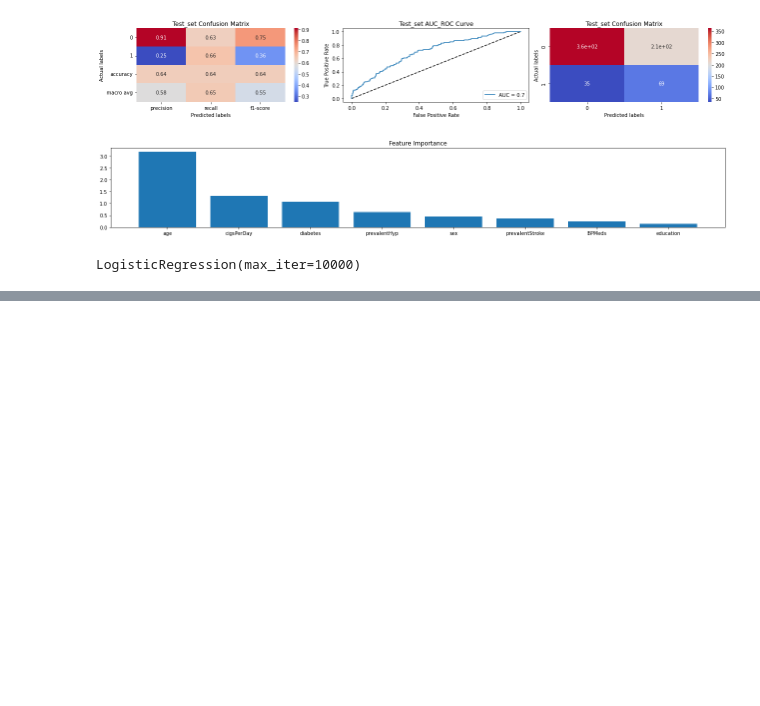
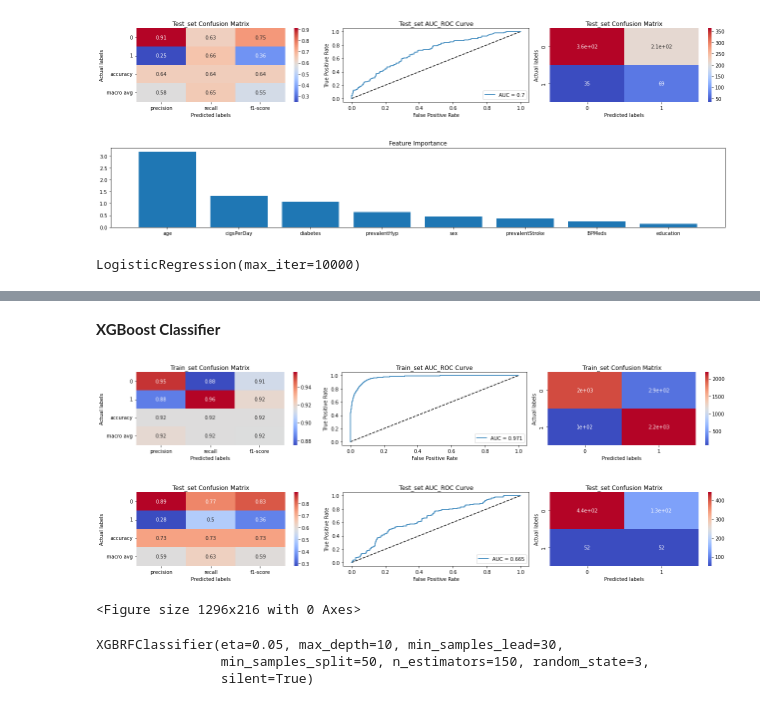
Before and after one commit to prajwalDU/Bike-sharing-demand-prdiction-prajwal, a Jupyter notebook: Cardiovascular_classification.ipynb, the cells around one changed output, grey strips where cells are left out. Saved outputs shown, nothing was run; the diff lists cells and outputs as text; code cells hidden in the pictures; blank space fills up the shorter version.

```diff
--- a/Cardiovascular_classification.ipynb
+++ b/Cardiovascular_classification.ipynb
@@ -476,0 +541,26 @@ LogisticRegression(max_iter=10000)
+# %% [markdown]
+**XGBoost Classifier**
+# %%
+# Classifier
+clf = XGBRFClassifier(silent=True, random_state=3)
+
+# Hyparparameter grid
+grid = {'n_estimators' : [150],
+        'max_depth' : [8,10],
+        'min_samples_split' : [50,100],
+        'min_samples_lead' : [30,50],
+        'eta' : [0.05,0.08,0.1]}
+
+# GridSearchCV to find best parameters
+xgb = GridSearchCV(clf, param_grid=grid, scoring=scoring, cv=5)
+xgb.fit(X_smote,y_smote)
+
+# Analysing the model with best set of parameters
+analysis_model(xgb.best_estimator_, X_smote, X_test, y_smote, y_test)
+# %% [output]
+[figure, added]
+[figure, added]
+<Figure size 1296x216 with 0 Axes>
+XGBRFClassifier(eta=0.05, max_depth=10, min_samples_lead=30,
+                min_samples_split=50, n_estimators=150, random_state=3,
+                silent=True)
```
Also changed, not shown: parts of 10 cells of this notebook.
